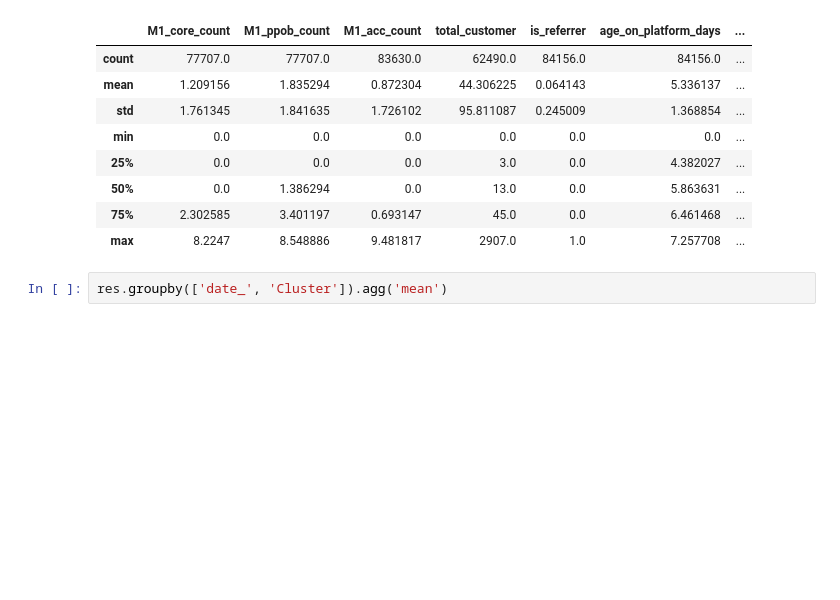
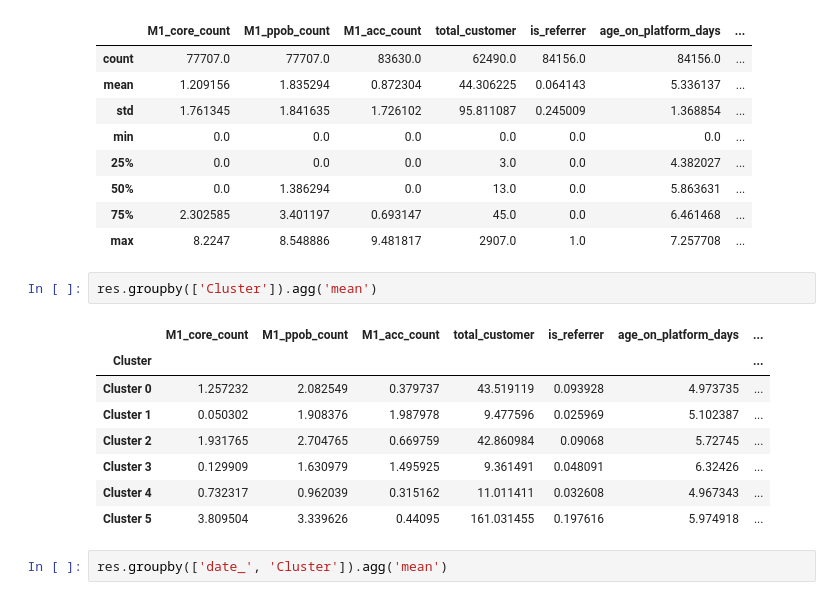
Before and after one commit to ryanisadBW/ds-edc, a Jupyter notebook: clustering_v3.ipynb, the cells around one changed output. Cells and saved outputs as stored; diff of their text form; blank space fills up the shorter version.

```diff
--- a/clustering_v3.ipynb
+++ b/clustering_v3.ipynb
@@ -445,6 +445,17 @@ res.describe()
 | 50% | 0.0 | 1.386294 | 0.0 | 13.0 | 0.0 | 5.863631 | ... |
 | 75% | 2.302585 | 3.401197 | 0.693147 | 45.0 | 0.0 | 6.461468 | ... |
 | max | 8.2247 | 8.548886 | 9.481817 | 2907.0 | 1.0 | 7.257708 | ... |
+# %%
+res.groupby(['Cluster']).agg('mean')
+# %% [output]
+|  | M1_core_count | M1_ppob_count | M1_acc_count | total_customer | is_referrer | age_on_platform_days | ... |
+| Cluster |  |  |  |  |  |  | ... |
+| Cluster 0 | 1.257232 | 2.082549 | 0.379737 | 43.519119 | 0.093928 | 4.973735 | ... |
+| Cluster 1 | 0.050302 | 1.908376 | 1.987978 | 9.477596 | 0.025969 | 5.102387 | ... |
+| Cluster 2 | 1.931765 | 2.704765 | 0.669759 | 42.860984 | 0.09068 | 5.72745 | ... |
+| Cluster 3 | 0.129909 | 1.630979 | 1.495925 | 9.361491 | 0.048091 | 6.32426 | ... |
+| Cluster 4 | 0.732317 | 0.962039 | 0.315162 | 11.011411 | 0.032608 | 4.967343 | ... |
+| Cluster 5 | 3.809504 | 3.339626 | 0.44095 | 161.031455 | 0.197616 | 5.974918 | ... |
 # %%
 res.groupby(['date_', 'Cluster']).agg('mean')
 # %% [output]
```
Also changed, not shown: parts of 1 cell of this notebook, 4 other files.
